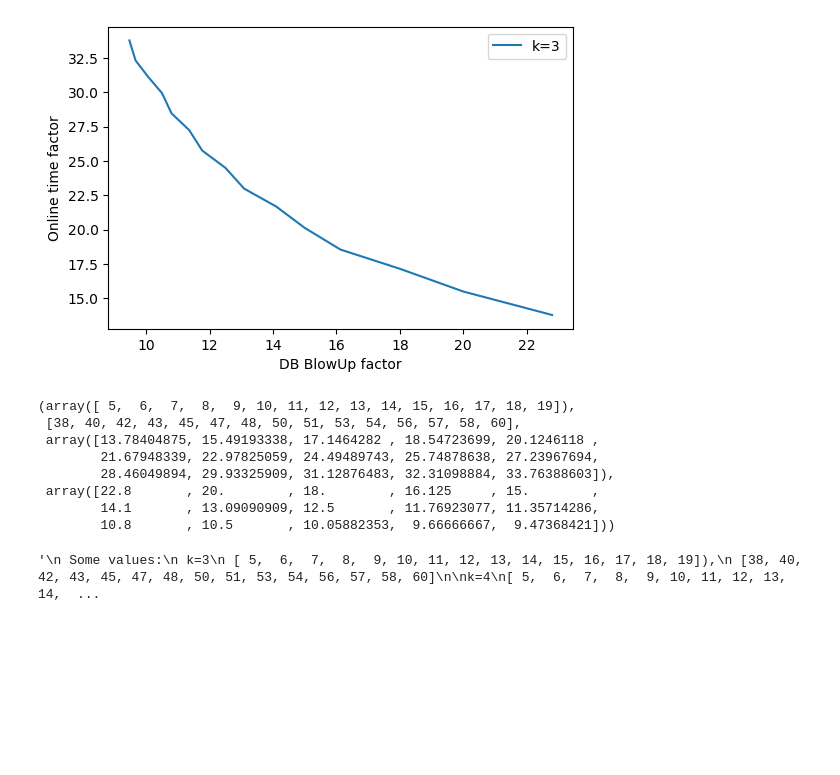
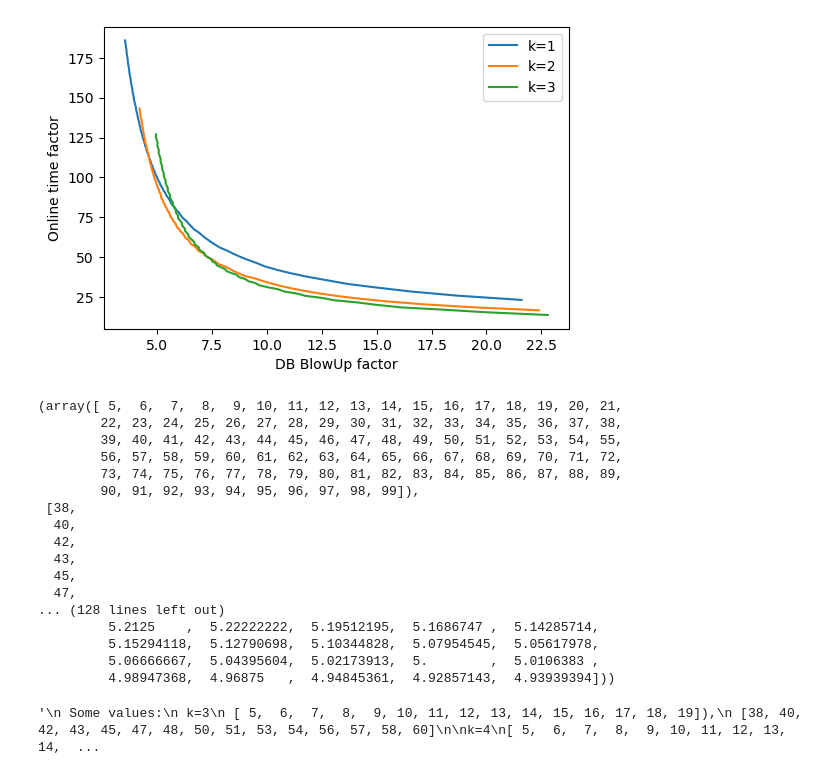
Before and after one commit to dimakogan/checklist, a Jupyter notebook: hybrid.ipynb, the cells around one changed output. Drawn from its saved outputs; the diff is of its cells as text; code cells hidden in the pictures; blank space fills up the shorter version.

```diff
--- a/hybrid.ipynb
+++ b/hybrid.ipynb
@@ -26,44 +26,53 @@ def minBlockSizeForQueries(lam, p, q):
             raise Exception("Something wierd, block size B=lam*q is not enough"
                             "B=%d,q=%d, errBits: %d" % (B, q, errBits))
     return B
 
 def hybridTradeoff():
     # Security parameter
     lam = 128
 
     # Number of sets / \sqrt{n}
-    for k in range(3,4):
+    for k in range(1,4):
         # Erasure probability
         p = np.exp(-k)
 
-        Q = np.arange(5,20)
+        Q = np.arange(5,100)
         B = [minBlockSizeForQueries(lam, p, q) for q in Q]
 
         blowUp = k*(B/Q)
         # Online time also grows with block size since each sets becomes bigger
         onlineTime = Q*np.sqrt(B/Q)
 
         plt.plot( blowUp, onlineTime, label=("k=%d"%k))
         #plt.plot(blowup, Q)
 
     plt.xlabel("DB BlowUp factor")
     plt.ylabel("Online time factor")
     plt.legend()
     plt.show()
 
     return Q, B, onlineTime, blowUp
 
 hybridTradeoff()
 # %% [output]
-[figure, old version]
+[figure, new version]
-(array([ 5,  6,  7,  8,  9, 10, 11, 12, 13, 14, 15, 16, 17, 18, 19]),
- [38, 40, 42, 43, 45, 47, 48, 50, 51, 53, 54, 56, 57, 58, 60],
- array([13.78404875, 15.49193338, 17.1464282 , 18.54723699, 20.1246118 ,
-        21.67948339, 22.97825059, 24.49489743, 25.74878638, 27.23967694,
-        28.46049894, 29.93325909, 31.12876483, 32.31098884, 33.76388603]),
- array([22.8       , 20.        , 18.        , 16.125     , 15.        ,
-        14.1       , 13.09090909, 12.5       , 11.76923077, 11.35714286,
-        10.8       , 10.5       , 10.05882353,  9.66666667,  9.47368421]))
+(array([ 5,  6,  7,  8,  9, 10, 11, 12, 13, 14, 15, 16, 17, 18, 19, 20, 21,
+        22, 23, 24, 25, 26, 27, 28, 29, 30, 31, 32, 33, 34, 35, 36, 37, 38,
+        39, 40, 41, 42, 43, 44, 45, 46, 47, 48, 49, 50, 51, 52, 53, 54, 55,
+        56, 57, 58, 59, 60, 61, 62, 63, 64, 65, 66, 67, 68, 69, 70, 71, 72,
+        73, 74, 75, 76, 77, 78, 79, 80, 81, 82, 83, 84, 85, 86, 87, 88, 89,
+        90, 91, 92, 93, 94, 95, 96, 97, 98, 99]),
+ [38,
+  40,
+  42,
+  43,
+  45,
+  47,
+... (128 lines left out)
+         5.2125    ,  5.22222222,  5.19512195,  5.1686747 ,  5.14285714,
+         5.15294118,  5.12790698,  5.10344828,  5.07954545,  5.05617978,
+         5.06666667,  5.04395604,  5.02173913,  5.        ,  5.0106383 ,
+         4.98947368,  4.96875   ,  4.94845361,  4.92857143,  4.93939394]))
 # %%
 '''
  Some values:
```
Also changed, not shown: parts of 1 cell of this notebook, 10 other files.
